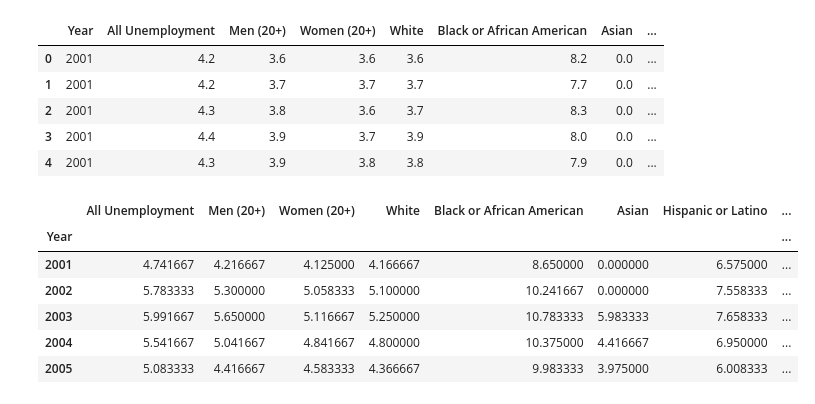
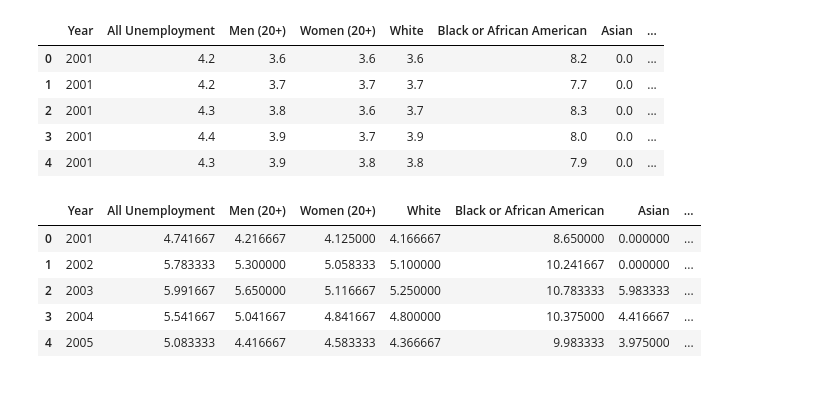
Before and after one commit to EpohDespair/Project-1, a Jupyter notebook: project1.ipynb, the cells around one changed output. Cells and saved outputs as stored; diff of their text form; code cells hidden in the pictures.

```diff
--- a/project1.ipynb
+++ b/project1.ipynb
@@ -45,15 +45,14 @@ project1_table_raw.head()
 | 4 | 2001 | 4.3 | 3.9 | 3.8 | 3.8 | 7.9 | 0.0 | ... |
 # %%
 # Display the data table for preview
-project1_table_year = project1_table_raw.groupby('Year').mean()
+project1_table_year = project1_table_raw.groupby(['Year'],as_index=False).mean()
 project1_table_year.head()
 # %% [output]
-|  | All Unemployment | Men (20+) | Women (20+) | White | Black or African American | Asian | Hispanic or Latino | ... |
-| Year |  |  |  |  |  |  |  | ... |
-| 2001 | 4.741667 | 4.216667 | 4.125000 | 4.166667 | 8.650000 | 0.000000 | 6.575000 | ... |
-| 2002 | 5.783333 | 5.300000 | 5.058333 | 5.100000 | 10.241667 | 0.000000 | 7.558333 | ... |
-| 2003 | 5.991667 | 5.650000 | 5.116667 | 5.250000 | 10.783333 | 5.983333 | 7.658333 | ... |
-| 2004 | 5.541667 | 5.041667 | 4.841667 | 4.800000 | 10.375000 | 4.416667 | 6.950000 | ... |
-| 2005 | 5.083333 | 4.416667 | 4.583333 | 4.366667 | 9.983333 | 3.975000 | 6.008333 | ... |
+|  | Year | All Unemployment | Men (20+) | Women (20+) | White | Black or African American | Asian | ... |
+| 0 | 2001 | 4.741667 | 4.216667 | 4.125000 | 4.166667 | 8.650000 | 0.000000 | ... |
+| 1 | 2002 | 5.783333 | 5.300000 | 5.058333 | 5.100000 | 10.241667 | 0.000000 | ... |
+| 2 | 2003 | 5.991667 | 5.650000 | 5.116667 | 5.250000 | 10.783333 | 5.983333 | ... |
+| 3 | 2004 | 5.541667 | 5.041667 | 4.841667 | 4.800000 | 10.375000 | 4.416667 | ... |
+| 4 | 2005 | 5.083333 | 4.416667 | 4.583333 | 4.366667 | 9.983333 | 3.975000 | ... |
 # %%
 # Find Average of each year
```
Also changed, not shown: parts of 11 cells of this notebook, 1 other file.
